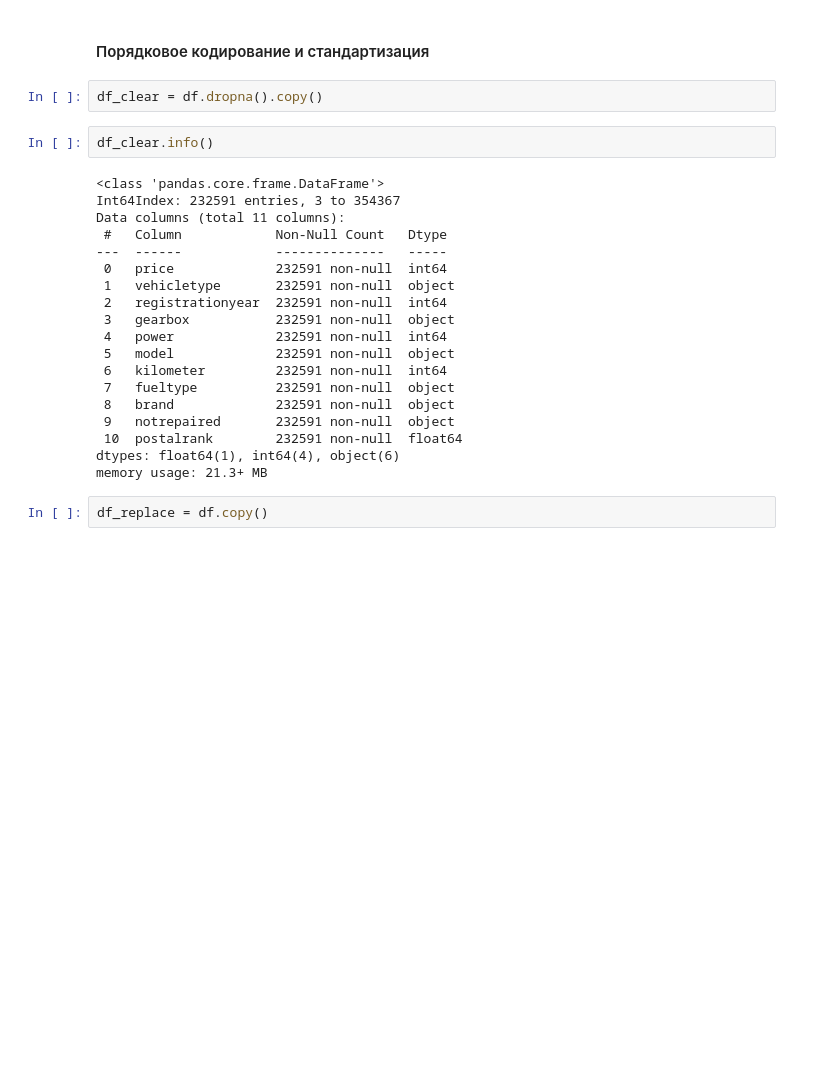
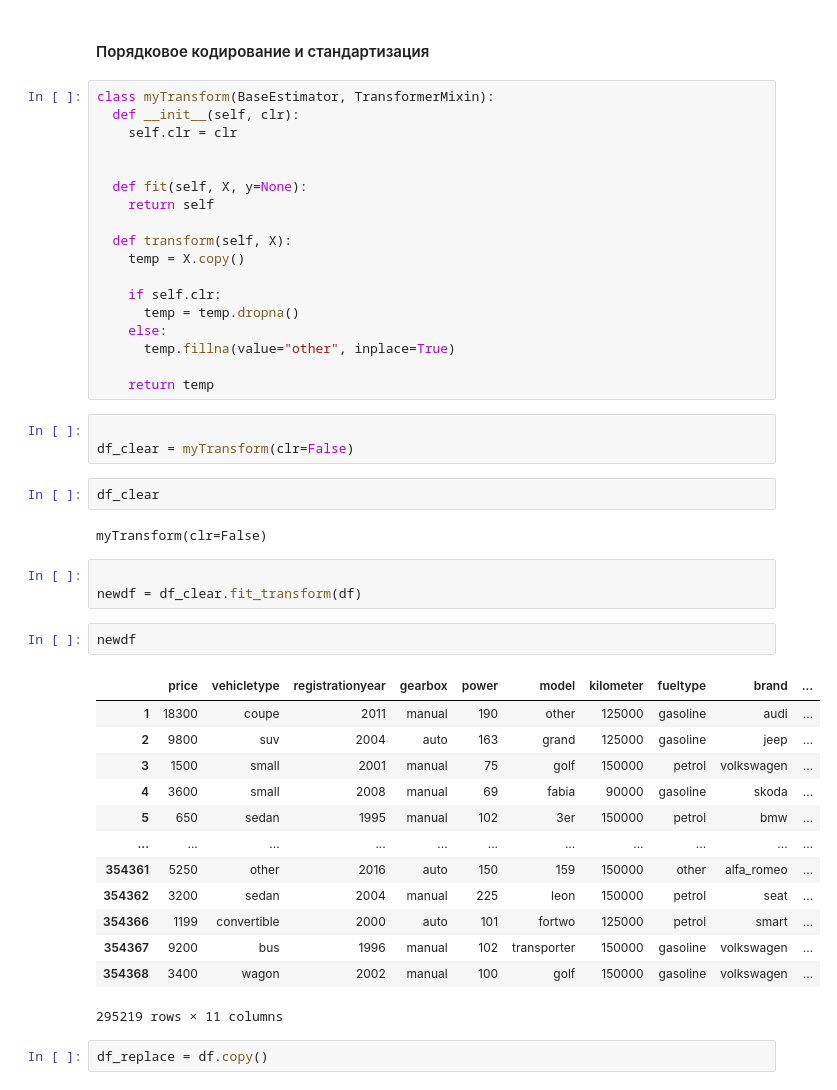
Before and after one commit to geldarr/praktikum, a Jupyter notebook: 14_car_price(boosting)/14_Car_price.ipynb, the cells around one changed output. Cells and saved outputs as stored; diff of their text form; blank space fills up the shorter version.

```diff
--- a/14_car_price(boosting)/14_Car_price.ipynb
+++ b/14_car_price(boosting)/14_Car_price.ipynb
@@ -463,29 +464,50 @@ df
 295219 rows × 11 columns
 # %% [markdown]
 #### Порядковое кодирование и стандартизация
-# %%
-df_clear = df.dropna().copy()
+# %%
+class myTransform(BaseEstimator, TransformerMixin):
+  def __init__(self, clr):
+    self.clr = clr
+
+
+  def fit(self, X, y=None):
+    return self
+
+  def transform(self, X):
+    temp = X.copy()
+
+    if self.clr:
+      temp = temp.dropna()
+    else:
+      temp.fillna(value="other", inplace=True)
+
+    return temp
+# %%
+
+df_clear = myTransform(clr=False)
 # %%
-df_clear.info()
+df_clear
 # %% [output]
-<class 'pandas.core.frame.DataFrame'>
-Int64Index: 232591 entries, 3 to 354367
-Data columns (total 11 columns):
- #   Column            Non-Null Count   Dtype
----  ------            --------------   -----
- 0   price             232591 non-null  int64
- 1   vehicletype       232591 non-null  object
- 2   registrationyear  232591 non-null  int64
- 3   gearbox           232591 non-null  object
- 4   power             232591 non-null  int64
- 5   model             232591 non-null  object
- 6   kilometer         232591 non-null  int64
- 7   fueltype          232591 non-null  object
- 8   brand             232591 non-null  object
- 9   notrepaired       232591 non-null  object
- 10  postalrank        232591 non-null  float64
-dtypes: float64(1), int64(4), object(6)
-memory usage: 21.3+ MB
+myTransform(clr=False)
+# %%
+
+newdf = df_clear.fit_transform(df)
+# %%
+newdf
+# %% [output]
+|  | price | vehicletype | registrationyear | gearbox | power | model | kilometer | fueltype | brand | ... |
+| 1 | 18300 | coupe | 2011 | manual | 190 | other | 125000 | gasoline | audi | ... |
+| 2 | 9800 | suv | 2004 | auto | 163 | grand | 125000 | gasoline | jeep | ... |
+| 3 | 1500 | small | 2001 | manual | 75 | golf | 150000 | petrol | volkswagen | ... |
+| 4 | 3600 | small | 2008 | manual | 69 | fabia | 90000 | gasoline | skoda | ... |
+| 5 | 650 | sedan | 1995 | manual | 102 | 3er | 150000 | petrol | bmw | ... |
+| ... | ... | ... | ... | ... | ... | ... | ... | ... | ... | ... |
+| 354361 | 5250 | other | 2016 | auto | 150 | 159 | 150000 | other | alfa_romeo | ... |
+| 354362 | 3200 | sedan | 2004 | manual | 225 | leon | 150000 | petrol | seat | ... |
+| 354366 | 1199 | convertible | 2000 | auto | 101 | fortwo | 125000 | petrol | smart | ... |
+| 354367 | 9200 | bus | 1996 | manual | 102 | transporter | 150000 | gasoline | volkswagen | ... |
+| 354368 | 3400 | wagon | 2002 | manual | 100 | golf | 150000 | gasoline | volkswagen | ... |
+295219 rows × 11 columns
 # %%
 df_replace = df.copy()
 # %%
```
Also changed, not shown: parts of 3 cells of this notebook.
